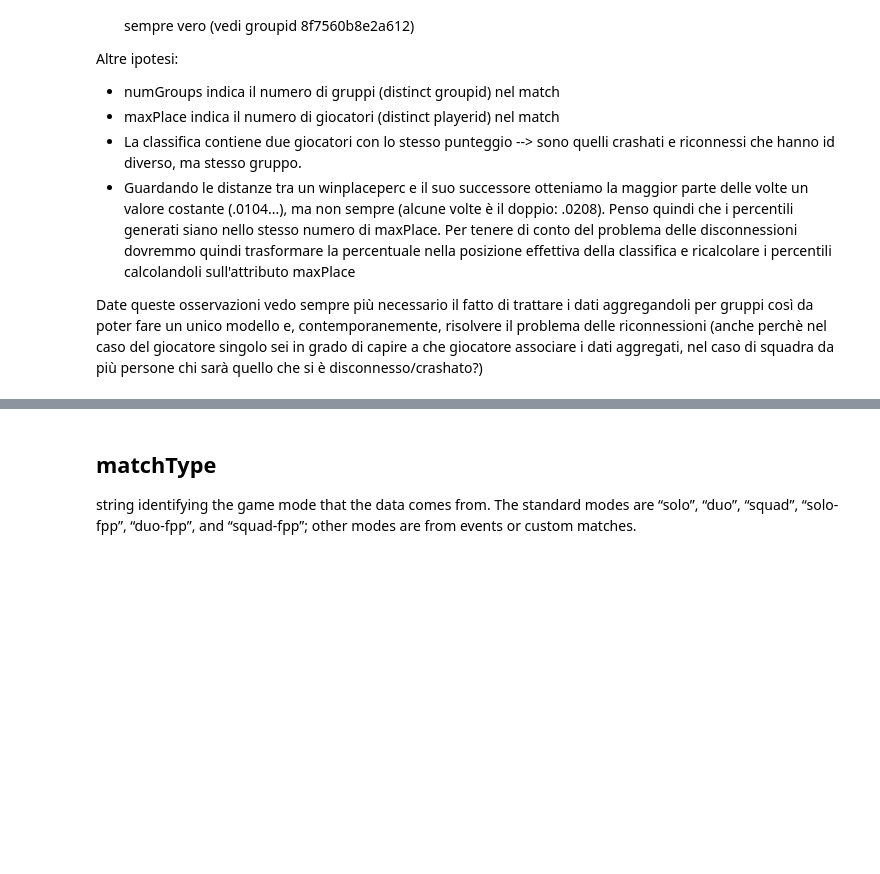
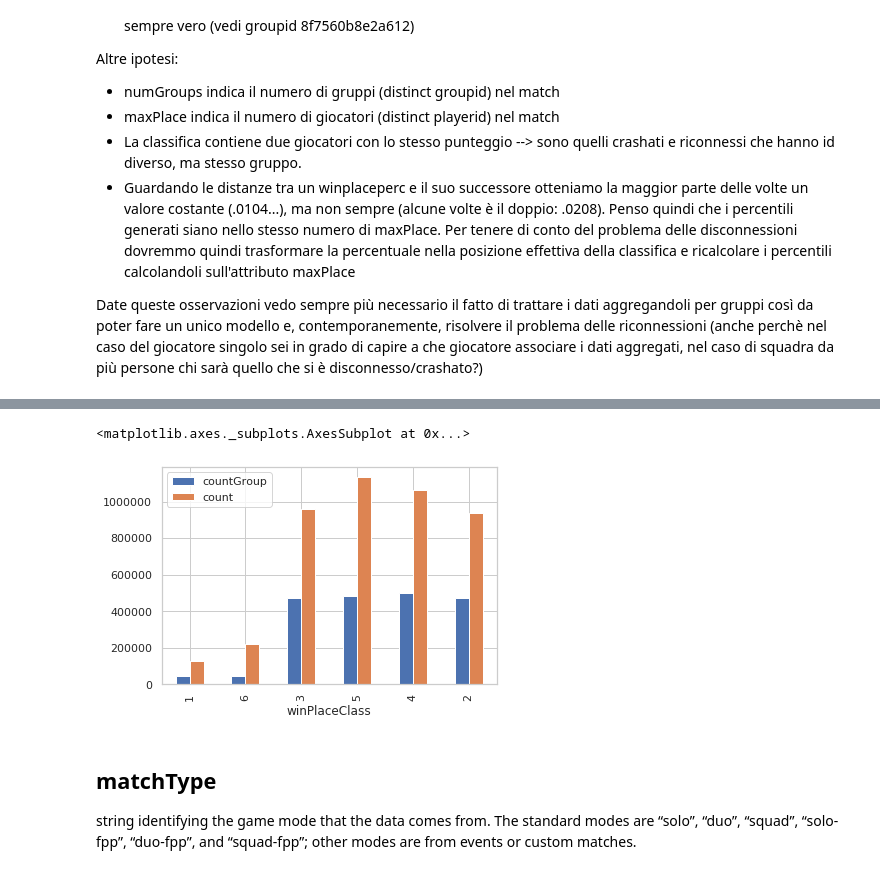
Before and after one commit to Checco9811/Distributed-Data-Analysis-and-Mining, a Jupyter notebook: General Preprocessing.ipynb, the cells around one changed output, grey strips where cells are left out. Cells and saved outputs as stored; diff of their text form; code cells hidden in the pictures; blank space fills up the shorter version.

```diff
--- a/General Preprocessing.ipynb
+++ b/General Preprocessing.ipynb
@@ -74,7 +57,7 @@ data.dtypes
 # %%
 from pyspark.sql import SQLContext
 
-sqlCtx = SQLContext(sc)
+sqlCtx = SQLContext(spark)
 
 data.createOrReplaceTempView("pubg")
 data.createOrReplaceTempView("pubg_original")
@@ -410,0 +238,3 @@ data = data.dropna()
+# %%
+tmp = sqlCtx.sql("SELECT winPlaceClass, COUNT(distinct groupid) as countGroup, COUNT(*) as count FROM pubg GROUP BY winPlaceClass")
+tmp.show()
@@ -411,3 +252,8 @@ data = data.dropna()
+# %%
+tmp.toPandas().set_index("winPlaceClass").plot.bar()
+# %% [output]
+<matplotlib.axes._subplots.AxesSubplot at 0x...>
+[figure, added]
 # %% [markdown]
 ## matchType
 string identifying the game mode that the data comes from. The standard modes are “solo”, “duo”, “squad”, “solo-fpp”, “duo-fpp”, and “squad-fpp”; other modes are from events or custom matches.
```
Also changed, not shown: parts of 160 cells of this notebook.
